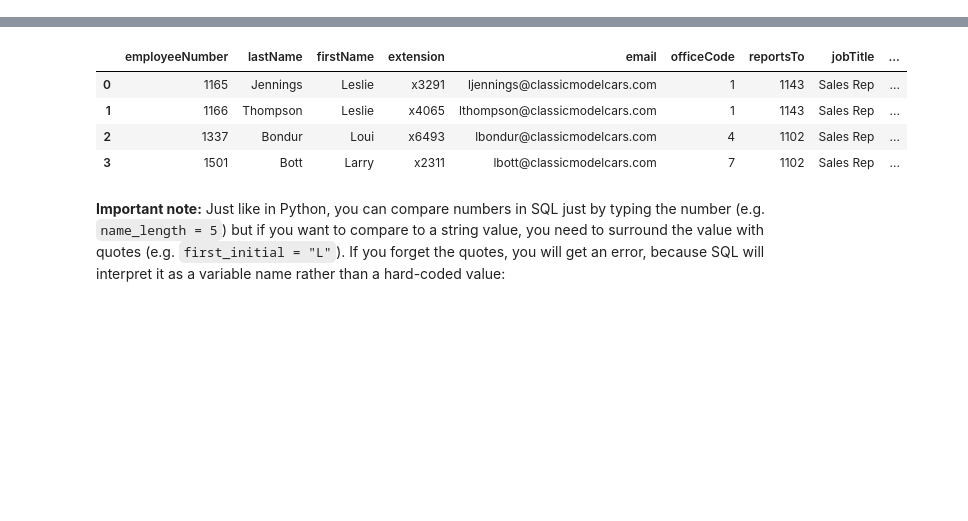
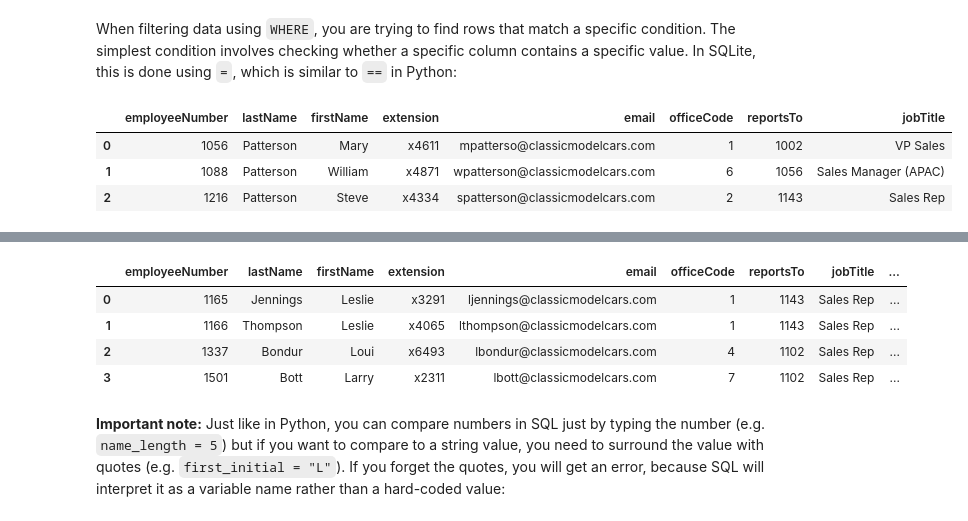
Before and after one commit to learn-co-curriculum/dsc-filtering-v2-4, a Jupyter notebook: index.ipynb, the cells around one changed output, grey strips where cells are left out. Drawn from its saved outputs; the diff is of its cells as text; code cells hidden in the pictures; blank space fills up the shorter version.

Commit message:
focus on WHERE

```diff
--- a/index.ipynb
+++ b/index.ipynb
@@ -454,0 +54,13 @@ If we wanted to select all employees with 5 letters in their first name, that wo
+# %% [markdown]
+When filtering data using `WHERE`, you are trying to find rows that match a specific condition. The simplest condition involves checking whether a specific column contains a specific value. In SQLite, this is done using `=`, which is similar to `==` in Python:
+# %%
+pd.read_sql("""
+SELECT *
+  FROM employees
+ WHERE lastName = "Patterson";
+""", conn)
+# %% [output]
+|  | employeeNumber | lastName | firstName | extension | email | officeCode | reportsTo | jobTitle |
+| 0 | 1056 | Patterson | Mary | x4611 | mpatterso@classicmodelcars.com | 1 | 1002 | VP Sales |
+| 1 | 1088 | Patterson | William | x4871 | wpatterson@classicmodelcars.com | 6 | 1056 | Sales Manager (APAC) |
+| 2 | 1216 | Patterson | Steve | x4334 | spatterson@classicmodelcars.com | 2 | 1143 | Sales Rep |
```
Also changed, not shown: parts of 87 cells of this notebook, 2 other files.
